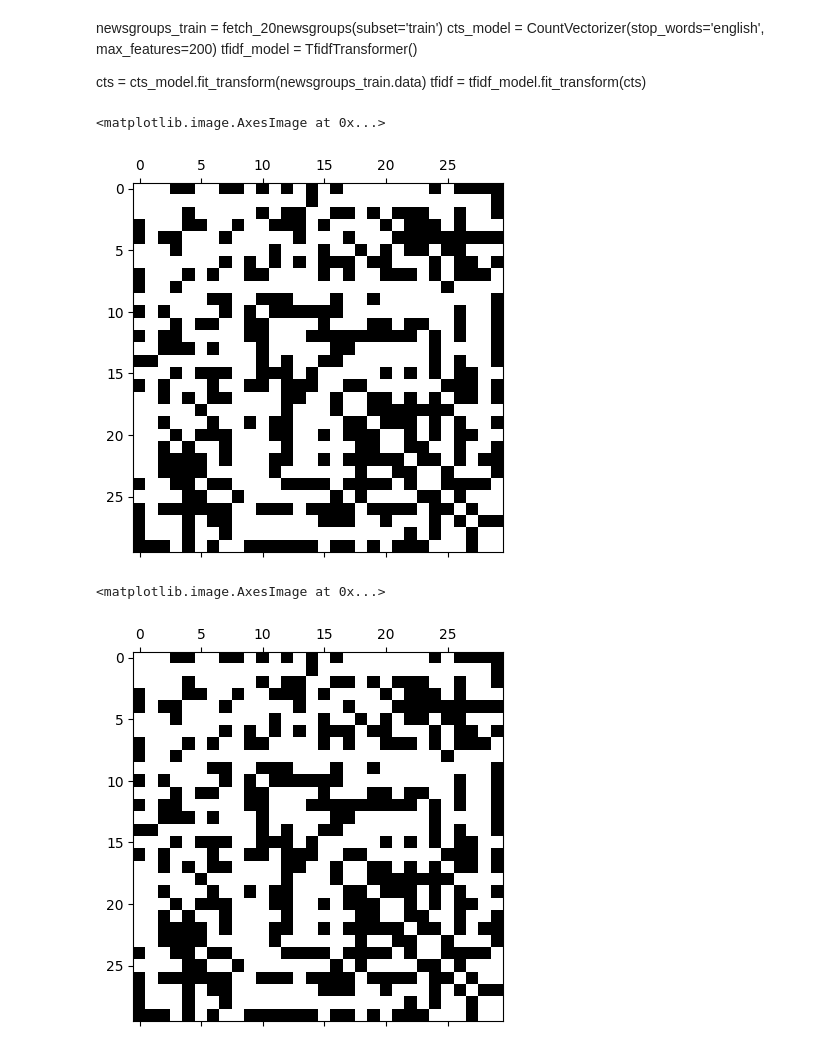
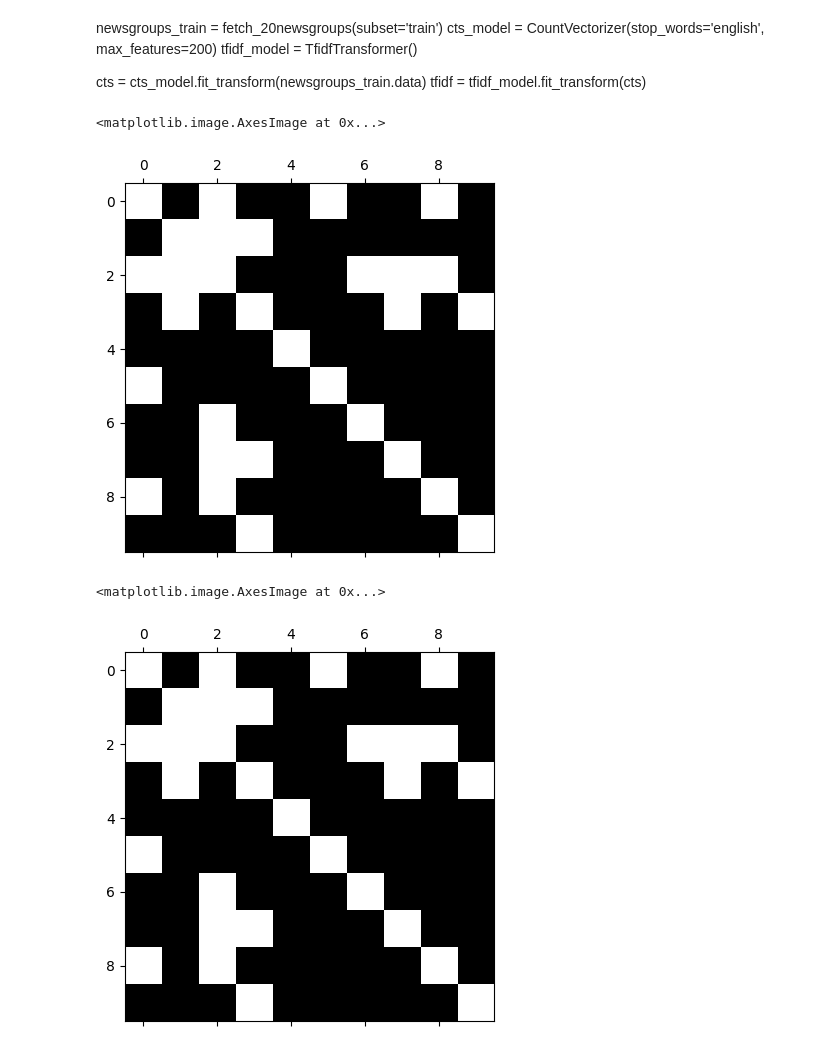
Before and after one commit to usnistgov/affinis, a Jupyter notebook: docs/observation-MSTs.ipynb, the cells around one changed output. Saved outputs shown, nothing was run; the diff lists cells and outputs as text; code cells hidden in the pictures.

```diff
--- a/docs/observation-MSTs.ipynb
+++ b/docs/observation-MSTs.ipynb
@@ -104,23 +104,23 @@ cts = cts_model.fit_transform(newsgroups_train.data)
 tfidf = tfidf_model.fit_transform(cts)
 # %%
 # G = nx.random_graphs.connected_watts_strogatz_graph(25, 4, 0.7)
-n, v = (30,50)
-B = nx.bipartite.random_graph(n, v, .1)
+n, v = (10,30)
+B = nx.bipartite.random_graph(n, v, .2)
 G=nx.bipartite.weighted_projected_graph(B, nodes=range(n))
 # nx.set_edge_attributes(G, values = 1, name = 'weight')
 nx.set_node_attributes(G, nx.pagerank(G), name='importance')
 ef = sf.Frame.from_records_items(enumerate(G.edges))
 ein = sf.SeriesHE.from_element(1, index=sf.IndexHierarchy.from_labels(ef[0].items()))
 eou = sf.SeriesHE.from_element(1, index=sf.IndexHierarchy.from_labels(ef[1].items()))
 s = sf.SeriesHE.from_concat((ein,eou))
 Bin = sprs.coo_array((ein, (ein.index.values_at_depth(0), ein.index.values_at_depth(1))), shape=(ein.size, n)).toarray()
 Bou = sprs.coo_array((eou, (eou.index.values_at_depth(0), eou.index.values_at_depth(1))), shape=(eou.size, n)).toarray()
 plt.spy(Bou.T@Bin+Bin.T@Bou)
 # %% [output]
 <matplotlib.image.AxesImage at 0x...>
-[figure, old version]
+[figure, new version]
 # %%
 plt.spy(nx.to_numpy_array(G))
 # %% [output]
 <matplotlib.image.AxesImage at 0x...>
-[figure, old version]
+[figure, new version]
```
Also changed, not shown: parts of 21 cells of this notebook, 8 other files.
